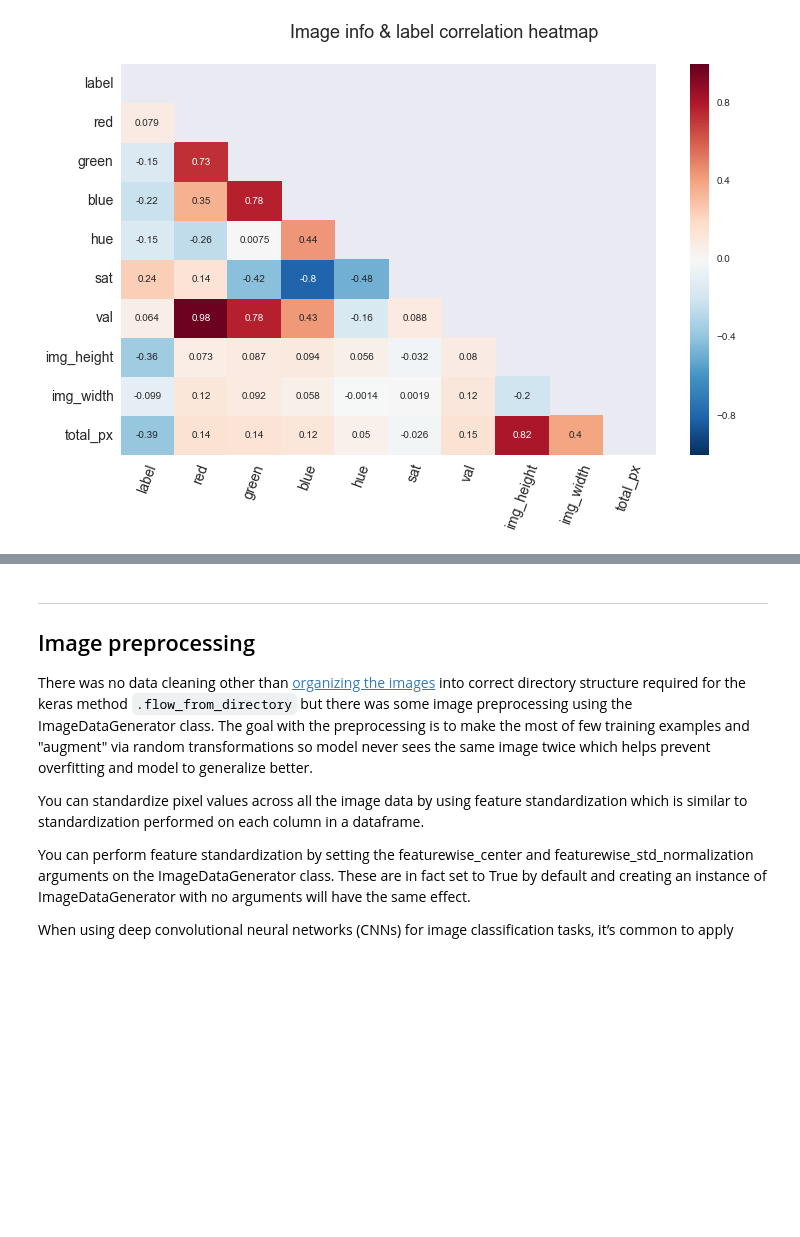
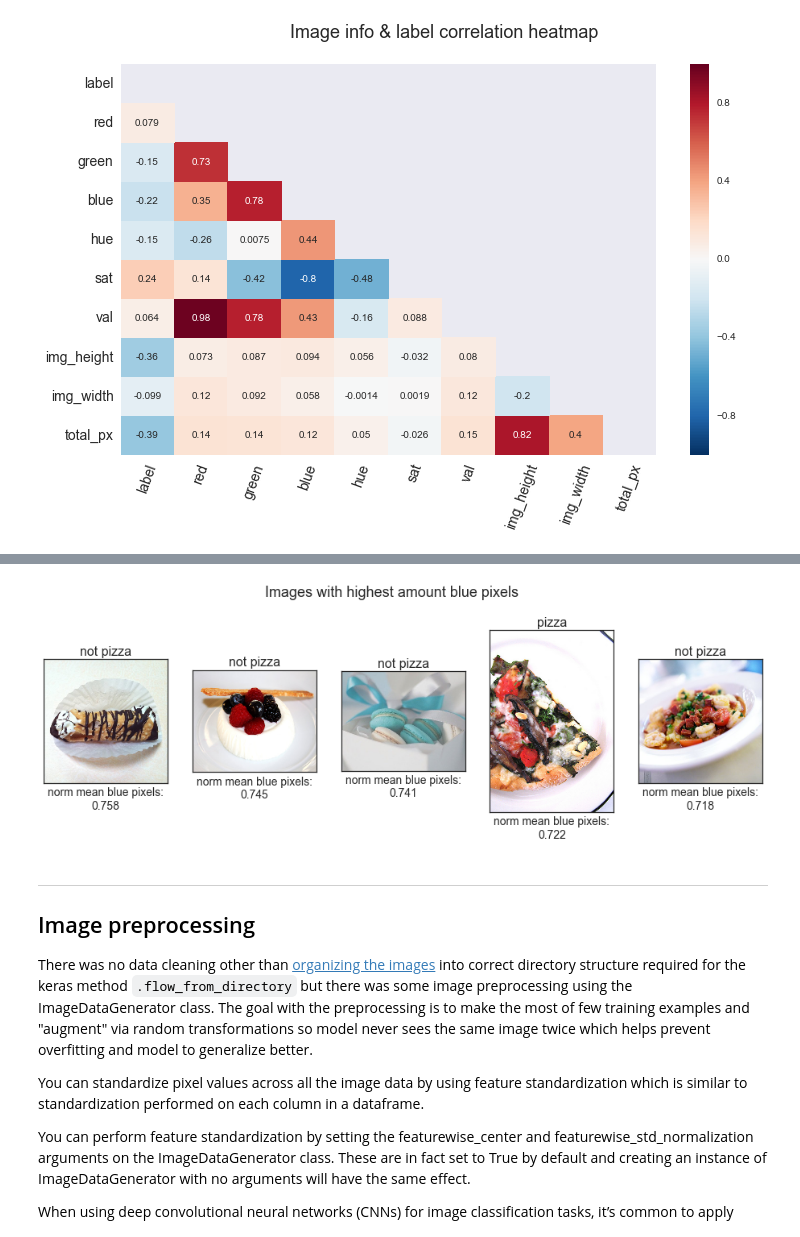
Before and after one commit to vnessified/DSI-SF-2-vnessified, a Jupyter notebook: capstone/technical_report/tech_report.ipynb, the cells around one changed output, grey strips where cells are left out. Saved outputs shown, nothing was run; the diff lists cells and outputs as text; code cells hidden in the pictures; blank space fills up the shorter version.

```diff
--- a/capstone/technical_report/tech_report.ipynb
+++ b/capstone/technical_report/tech_report.ipynb
@@ -186,3 +189,9 @@ plt.show()
+# %%
+blue_df = img_info.sort_values('blue', ascending=False)
+img_plots(5, blue_df['full_path'], blue_df.label, "norm mean blue pixels:", blue_df.blue,
+          'Images with highest amount blue pixels')
+# %% [output]
+[figure, added]
 # %% [markdown]
 ---
 ## <a name="4">Image preprocessing</a>
```
Also changed, not shown: parts of 29 cells of this notebook.
